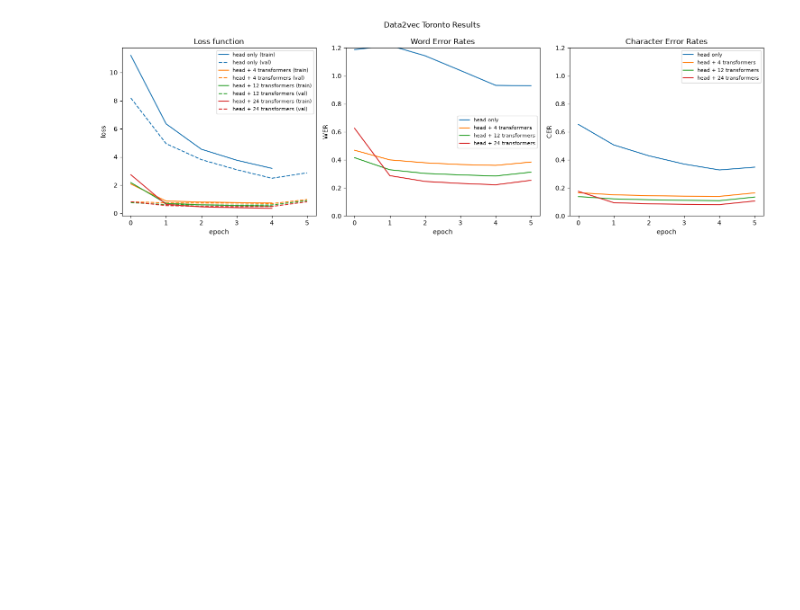
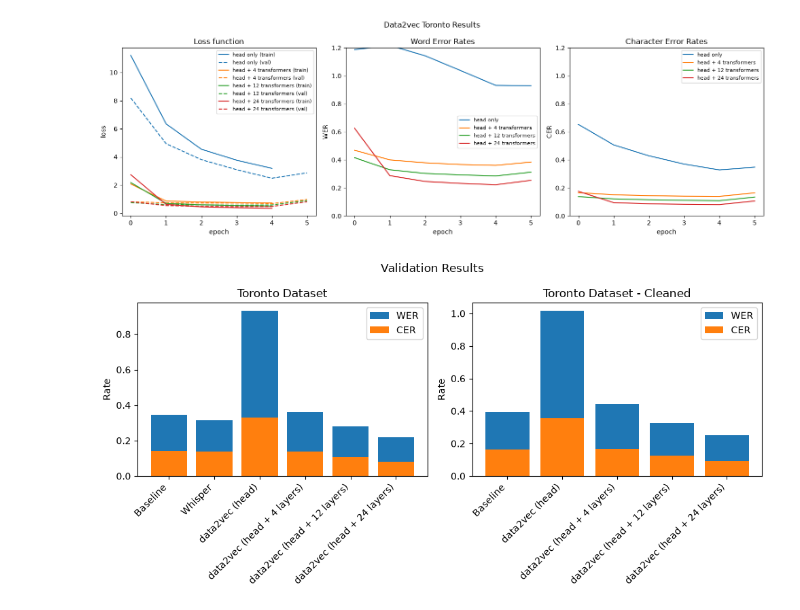
Before and after one commit to ALEGATOR1209/kse-deep-audio-lab3, a Jupyter notebook: training_results.ipynb, the cells around one changed output. Saved outputs shown, nothing was run; the diff lists cells and outputs as text; code cells hidden in the pictures; blank space fills up the shorter version.

```diff
--- a/training_results.ipynb
+++ b/training_results.ipynb
@@ -141,3 +141,54 @@ fig.savefig("img/data2vec_toronto.png", dpi=300, bbox_inches="tight")
 # %% [output]
 [figure]
 [figure]
+# %%
+validation = pd.read_csv("logs/validation.csv")
+validation_clean = pd.read_csv("logs/validation_clean.csv")
+
+name_order = {
+    "baseline": "Baseline",
+    "whisper": "Whisper",
+    "toronto_data2vec_finetune_val_0_layers": "data2vec (head)",
+    "toronto_data2vec_finetune_val_4_layers": "data2vec (head + 4 layers)",
+    "toronto_data2vec_finetune_val_12_layers": "data2vec (head + 12 layers)",
+    "toronto_data2vec_finetune_val_24_layers": "data2vec (head + 24 layers)",
+    "toronto_c_data2vec_finetune_val_0_layers": "data2vec (head)",
+    "toronto_c_data2vec_finetune_val_4_layers": "data2vec (head + 4 layers)",
+    "toronto_c_data2vec_finetune_val_12_layers": "data2vec (head + 12 layers)",
+    "toronto_c_data2vec_finetune_val_24_layers": "data2vec (head + 24 layers)",
+}
+
+validation["name"] = pd.Categorical(validation["name"], categories=list(name_order.keys()), ordered=True)
+validation = validation.sort_values("name")
+validation["display_name"] = validation["name"].map(name_order)
+validation_clean["name"] = pd.Categorical(validation_clean["name"], categories=list(name_order.keys()), ordered=True)
+validation_clean = validation_clean.sort_values("name")
+validation_clean["display_name"] = validation_clean["name"].map(name_order)
+
+fig, ax = plt.subplots(1, 2, figsize=(10, 5))
+
+ax[0].bar(validation["display_name"], validation["val_wer"], label="WER")
+ax[0].set_ylabel("Rate")
+ax[0].set_xticklabels(validation["display_name"], rotation=45, ha="right")
+
+ax[0].bar(validation["display_name"], validation["val_cer"], label="CER")
+ax[0].set_xticklabels(validation["display_name"], rotation=45, ha="right")
+
+ax[0].set_title("Toronto Dataset")
+ax[0].legend()
+
+ax[1].bar(validation_clean["display_name"], validation_clean["val_wer"], label="WER")
+ax[1].set_ylabel("Rate")
+ax[1].set_xticklabels(validation_clean["display_name"], rotation=45, ha="right")
+
+ax[1].bar(validation_clean["display_name"], validation_clean["val_cer"], label="CER")
+ax[1].set_xticklabels(validation_clean["display_name"], rotation=45, ha="right")
+
+ax[1].set_title("Toronto Dataset - Cleaned")
+ax[1].legend()
+
+fig.suptitle("Validation Results")
+fig.tight_layout()
+fig.savefig("img/validation.png", dpi=300, bbox_inches="tight")
+# %% [output]
+[figure, added]
```
Also changed, not shown: parts of 1 cell of this notebook, 17 other files.
